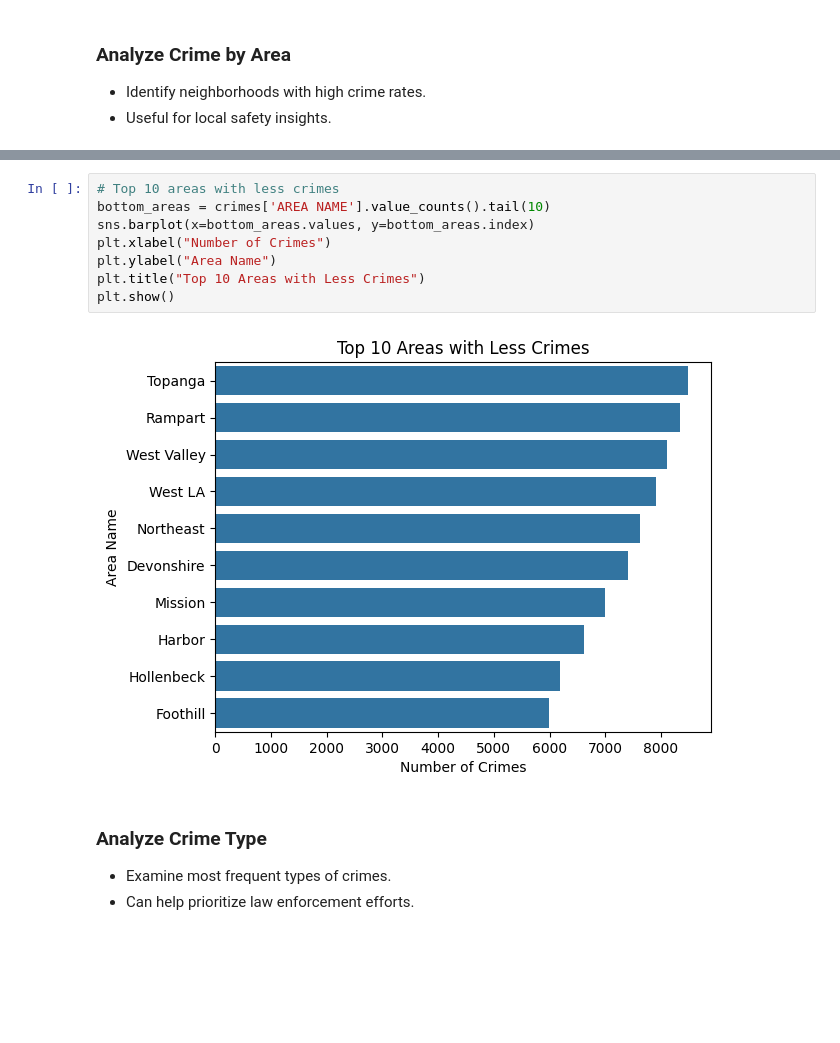
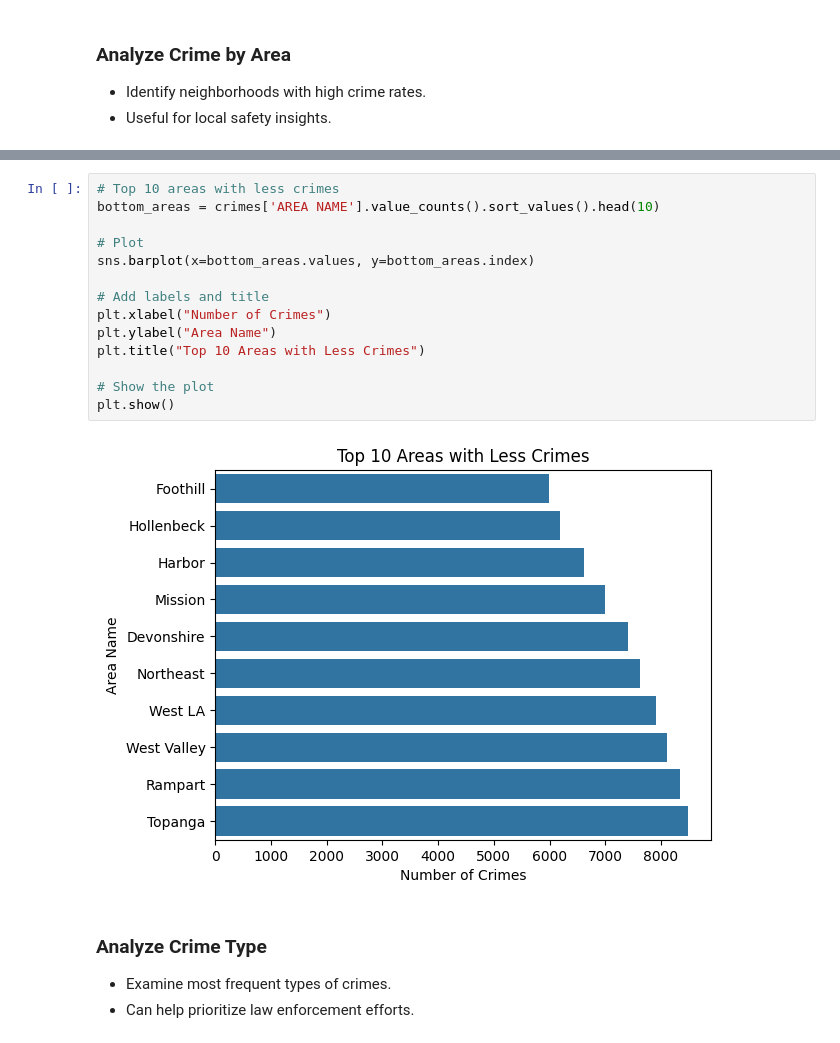
Before and after one commit to Cyber-Trinity/Data-Analysis, a Jupyter notebook: Crime in Los Angeles/notebook.ipynb, the cells around one changed output, grey strips where cells are left out. Saved outputs shown, nothing was run; the diff lists cells and outputs as text; blank space fills up the shorter version.

```diff
--- a/Crime in Los Angeles/notebook.ipynb
+++ b/Crime in Los Angeles/notebook.ipynb
@@ -593,14 +705,20 @@ plt.show()
 [figure]
 # %%
 # Top 10 areas with less crimes
-bottom_areas = crimes['AREA NAME'].value_counts().tail(10)
+bottom_areas = crimes['AREA NAME'].value_counts().sort_values().head(10)
+
+# Plot
 sns.barplot(x=bottom_areas.values, y=bottom_areas.index)
+
+# Add labels and title
 plt.xlabel("Number of Crimes")
 plt.ylabel("Area Name")
 plt.title("Top 10 Areas with Less Crimes")
+
+# Show the plot
 plt.show()
 # %% [output]
-[figure, old version]
+[figure, new version]
 # %% [markdown]
 ### Analyze Crime Type
 - Examine most frequent types of crimes.
```
Also changed, not shown: parts of 40 cells of this notebook, 3 other files.
